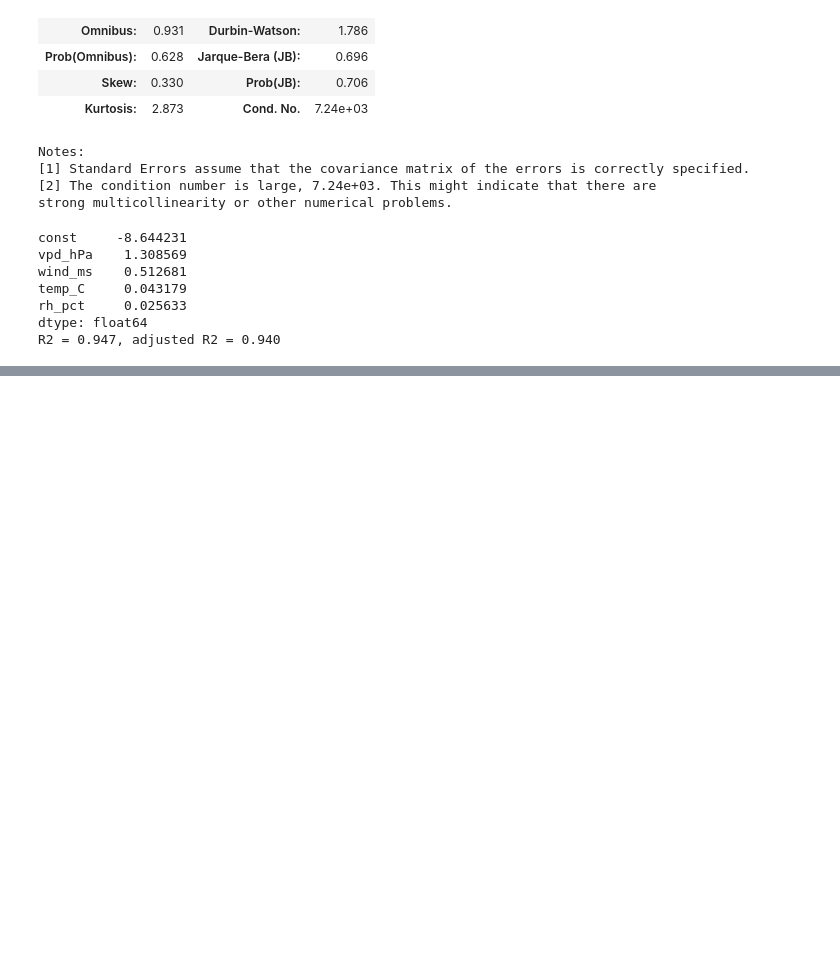
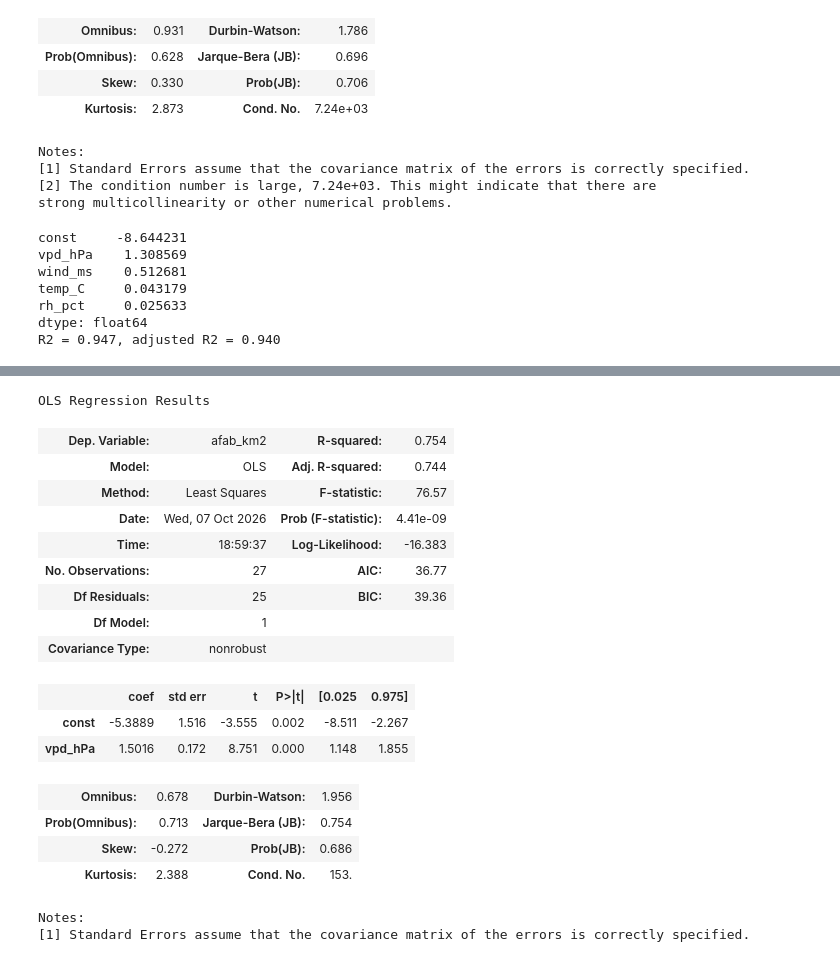
Before and after one commit to ipr2104/Advanced-Quant, a Jupyter notebook: Lecture09_example.ipynb, the cells around one changed output, grey strips where cells are left out. Drawn from its saved outputs; the diff is of its cells as text; code cells hidden in the pictures; blank space fills up the shorter version.

```diff
--- a/Lecture09_example.ipynb
+++ b/Lecture09_example.ipynb
@@ -386,0 +440,26 @@ HINT
+# %%
+y = df_train['afab_km2']                          # response array
+X = sm.add_constant(df_train['vpd_hPa'])
+# %%
+m1_loglinear = sm.OLS(np.log(y), X).fit()
+m1_loglinear.summary()
+# %% [output]
+OLS Regression Results
+| Dep. Variable: | afab_km2 | R-squared: | 0.754 |
+| Model: | OLS | Adj. R-squared: | 0.744 |
+| Method: | Least Squares | F-statistic: | 76.57 |
+| Date: | Wed, 07 Oct 2026 | Prob (F-statistic): | 4.41e-09 |
+| Time: | 18:59:37 | Log-Likelihood: | -16.383 |
+| No. Observations: | 27 | AIC: | 36.77 |
+| Df Residuals: | 25 | BIC: | 39.36 |
+| Df Model: | 1 |  |  |
+| Covariance Type: | nonrobust |  |  |
+|  | coef | std err | t | P>|t| | [0.025 | 0.975] |
+| const | -5.3889 | 1.516 | -3.555 | 0.002 | -8.511 | -2.267 |
+| vpd_hPa | 1.5016 | 0.172 | 8.751 | 0.000 | 1.148 | 1.855 |
+| Omnibus: | 0.678 | Durbin-Watson: | 1.956 |
+| Prob(Omnibus): | 0.713 | Jarque-Bera (JB): | 0.754 |
+| Skew: | -0.272 | Prob(JB): | 0.686 |
+| Kurtosis: | 2.388 | Cond. No. | 153. |
+Notes:
+[1] Standard Errors assume that the covariance matrix of the errors is correctly specified.
```
Also changed, not shown: parts of 7 cells of this notebook.
